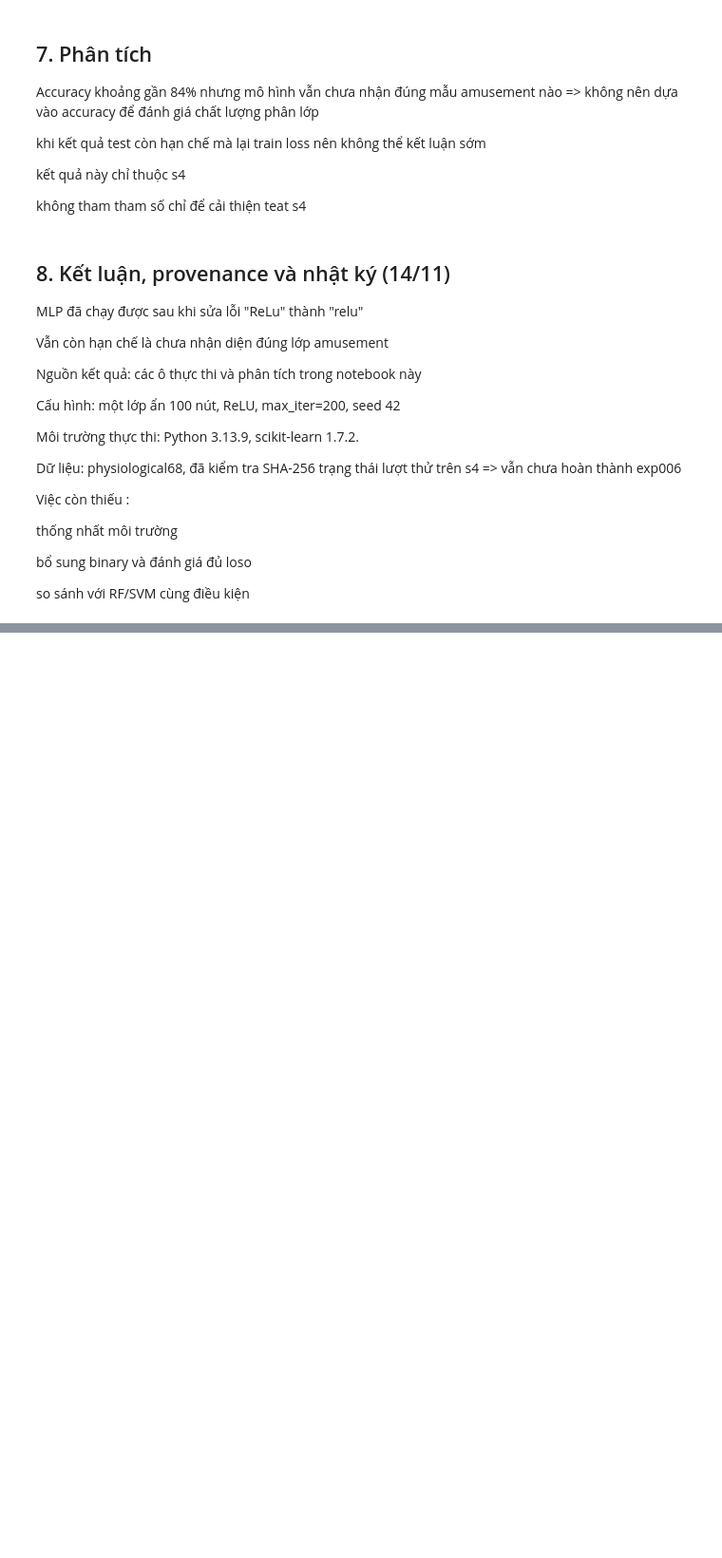
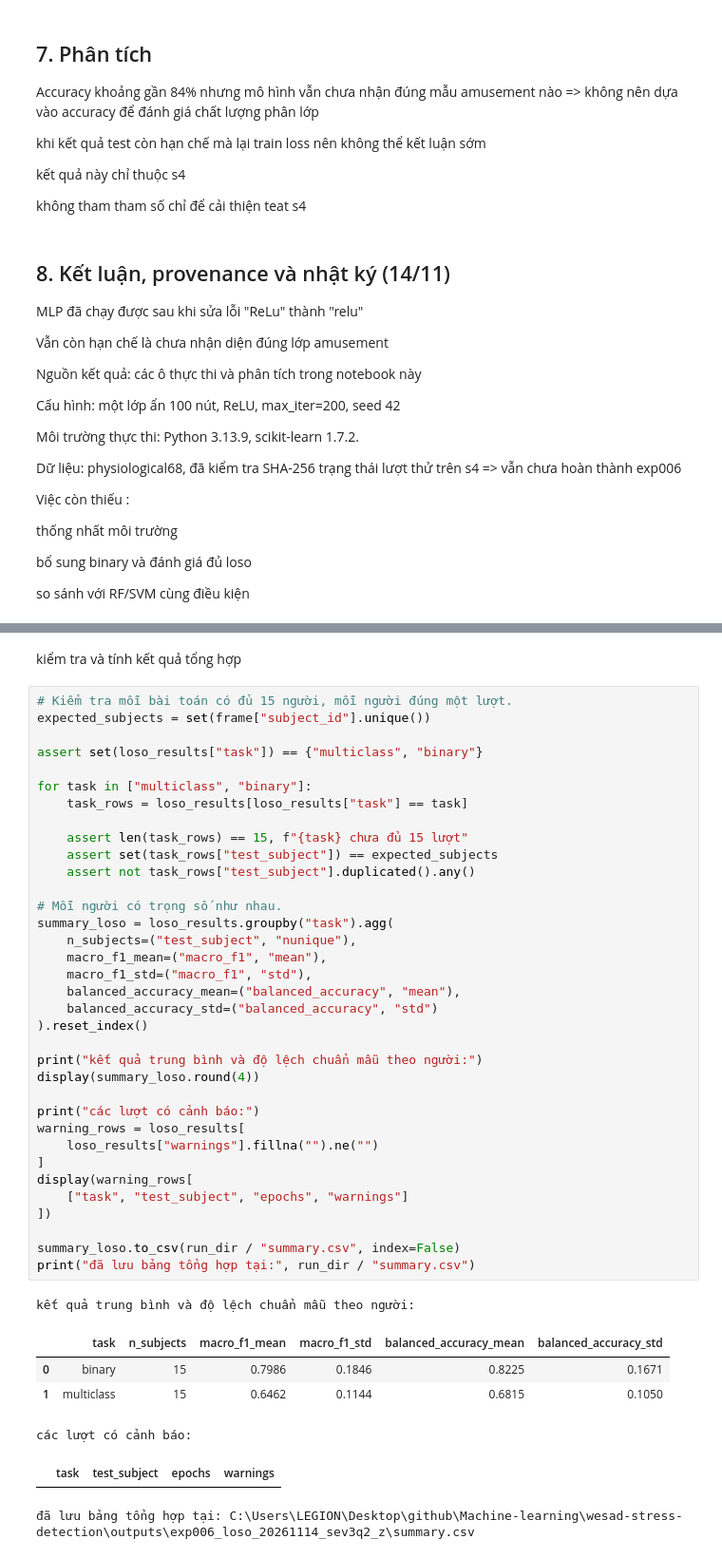
Before and after one commit to thaitran14072006/SGU26_Group09_Machine_Learning, a Jupyter notebook: wesad-stress-detection/notebooks/experiments/EXP006_MLP_baseline.ipynb, the cells around one changed output, grey strips where cells are left out. Shown at 95% size. Saved outputs shown, nothing was run; the diff lists cells and outputs as text; blank space fills up the shorter version.

```diff
--- a/wesad-stress-detection/notebooks/experiments/EXP006_MLP_baseline.ipynb
+++ b/wesad-stress-detection/notebooks/experiments/EXP006_MLP_baseline.ipynb
@@ -502,0 +769,45 @@ so sánh với RF/SVM cùng điều kiện
+# %% [markdown]
+kiểm tra và tính kết quả tổng hợp
+# %%
+# Kiểm tra mỗi bài toán có đủ 15 người, mỗi người đúng một lượt.
+expected_subjects = set(frame["subject_id"].unique())
+
+assert set(loso_results["task"]) == {"multiclass", "binary"}
+
+for task in ["multiclass", "binary"]:
+    task_rows = loso_results[loso_results["task"] == task]
+
+    assert len(task_rows) == 15, f"{task} chưa đủ 15 lượt"
+    assert set(task_rows["test_subject"]) == expected_subjects
+    assert not task_rows["test_subject"].duplicated().any()
+
+# Mỗi người có trọng số như nhau.
+summary_loso = loso_results.groupby("task").agg(
+    n_subjects=("test_subject", "nunique"),
+    macro_f1_mean=("macro_f1", "mean"),
+    macro_f1_std=("macro_f1", "std"),
+    balanced_accuracy_mean=("balanced_accuracy", "mean"),
+    balanced_accuracy_std=("balanced_accuracy", "std")
+).reset_index()
+
+print("kết quả trung bình và độ lệch chuẩn mẫu theo người:")
+display(summary_loso.round(4))
+
+print("các lượt có cảnh báo:")
+warning_rows = loso_results[
+    loso_results["warnings"].fillna("").ne("")
+]
+display(warning_rows[
+    ["task", "test_subject", "epochs", "warnings"]
+])
+
+summary_loso.to_csv(run_dir / "summary.csv", index=False)
+print("đã lưu bảng tổng hợp tại:", run_dir / "summary.csv")
+# %% [output]
+kết quả trung bình và độ lệch chuẩn mẫu theo người:
+|  | task | n_subjects | macro_f1_mean | macro_f1_std | balanced_accuracy_mean | balanced_accuracy_std |
+| 0 | binary | 15 | 0.7986 | 0.1846 | 0.8225 | 0.1671 |
+| 1 | multiclass | 15 | 0.6462 | 0.1144 | 0.6815 | 0.1050 |
+các lượt có cảnh báo:
+|  | task | test_subject | epochs | warnings |
+đã lưu bảng tổng hợp tại: C:\Users\LEGION\Desktop\github\Machine-learning\wesad-stress-detection\outputs\exp006_loso_20261114_sev3q2_z\summary.csv
```
Also changed, not shown: parts of 23 cells of this notebook, 35 other files.
